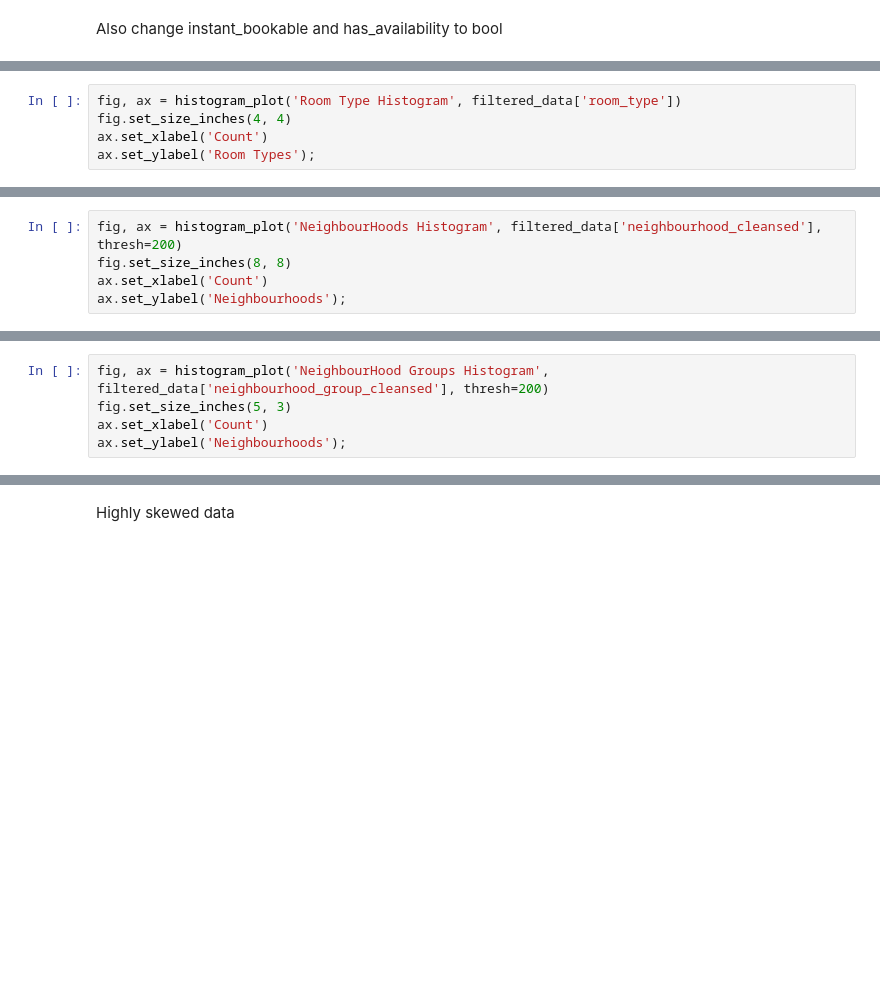
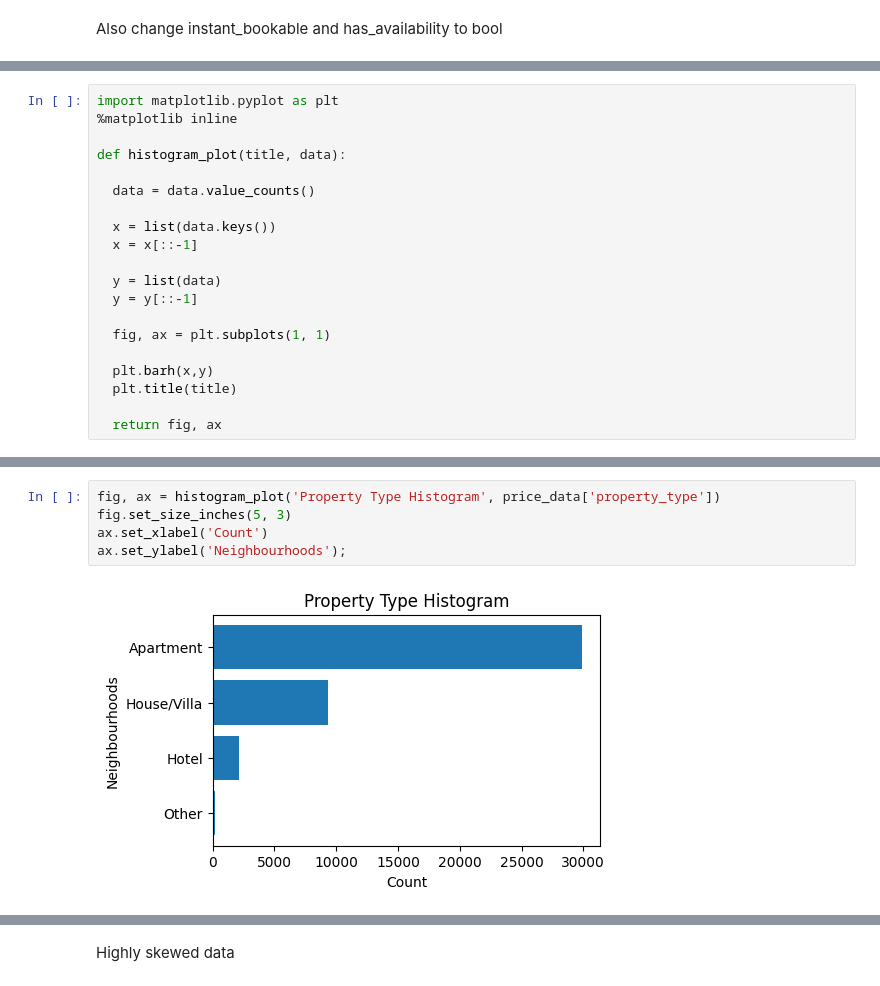
Before and after one commit to akshi-saxena/airbnb-price-prediction, a Jupyter notebook: Airbnb_Price_Prediction.ipynb, the cells around one changed output, grey strips where cells are left out. Drawn from its saved outputs; the diff is of its cells as text; blank space fills up the shorter version.

```diff
--- a/Airbnb_Price_Prediction.ipynb
+++ b/Airbnb_Price_Prediction.ipynb
@@ -399,5 +212,0 @@ so we can club the remaining (below 100) as 'Other' category
-# %%
-fig, ax = histogram_plot('Room Type Histogram', filtered_data['room_type'])
-fig.set_size_inches(4, 4)
-ax.set_xlabel('Count')
-ax.set_ylabel('Room Types');
@@ -406,5 +212,0 @@ ax.set_ylabel('Room Types');
-# %%
-fig, ax = histogram_plot('NeighbourHoods Histogram', filtered_data['neighbourhood_cleansed'], thresh=200)
-fig.set_size_inches(8, 8)
-ax.set_xlabel('Count')
-ax.set_ylabel('Neighbourhoods');
@@ -413,5 +212,0 @@ ax.set_ylabel('Neighbourhoods');
-# %%
-fig, ax = histogram_plot('NeighbourHood Groups Histogram', filtered_data['neighbourhood_group_cleansed'], thresh=200)
-fig.set_size_inches(5, 3)
-ax.set_xlabel('Count')
-ax.set_ylabel('Neighbourhoods');
@@ -435,0 +370,20 @@ https://gist.github.com/mwaskom/de44147ed2974457ad6372750bbe5751
+# %%
+import matplotlib.pyplot as plt
+%matplotlib inline
+
+def histogram_plot(title, data):
+
+  data = data.value_counts()
+
+  x = list(data.keys())
+  x = x[::-1]
+
+  y = list(data)
+  y = y[::-1]
+
+  fig, ax = plt.subplots(1, 1)
+
+  plt.barh(x,y)
+  plt.title(title)
+
+  return fig, ax
@@ -435,0 +404,7 @@ https://gist.github.com/mwaskom/de44147ed2974457ad6372750bbe5751
+# %%
+fig, ax = histogram_plot('Property Type Histogram', price_data['property_type'])
+fig.set_size_inches(5, 3)
+ax.set_xlabel('Count')
+ax.set_ylabel('Neighbourhoods');
+# %% [output]
+[figure, added]
```
Also changed, not shown: parts of 99 cells of this notebook.
